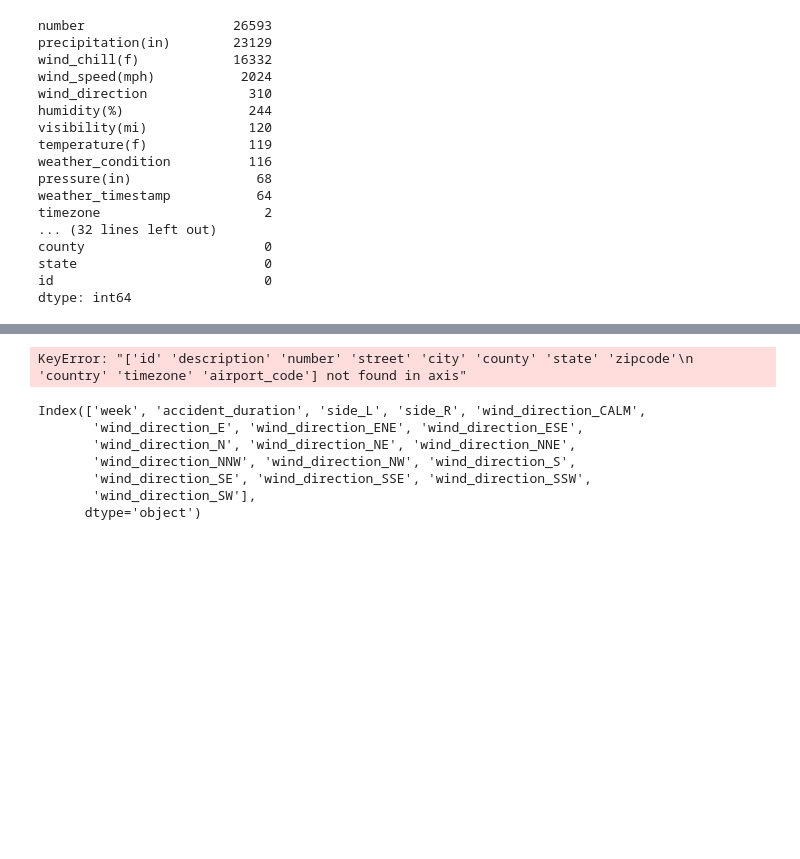
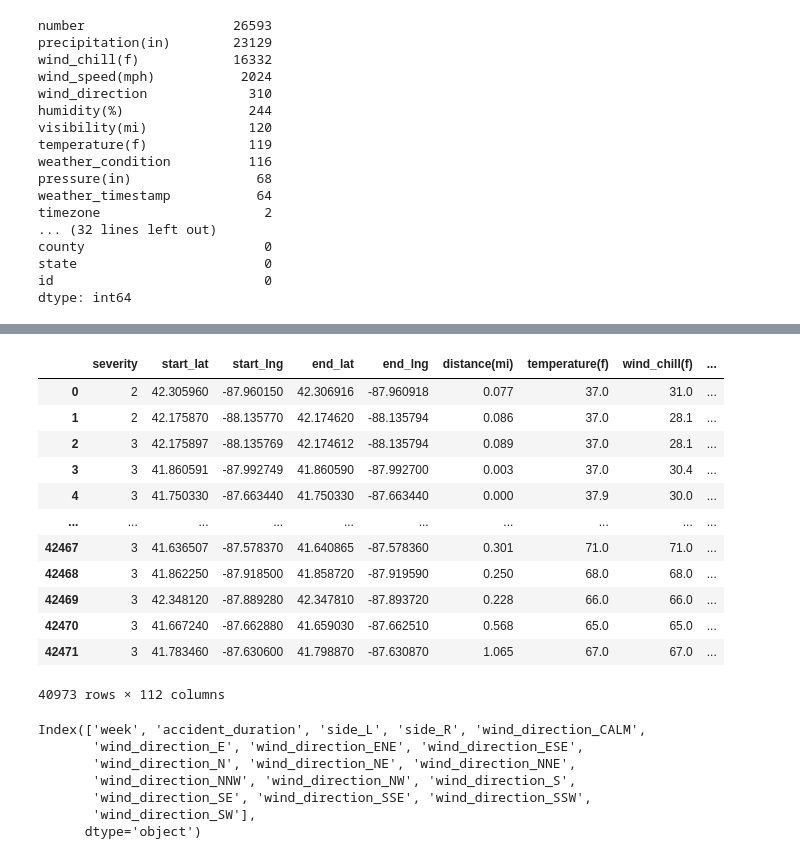
Before and after one commit to jeffreyfloyd/DST-and-traffic-implications, a Jupyter notebook: code/data_cleaning.ipynb, the cells around one changed output, grey strips where cells are left out. Saved outputs shown, nothing was run; the diff lists cells and outputs as text; code cells hidden in the pictures; blank space fills up the shorter version.

Commit message:
adjusted function that combined weather condition columns

```diff
--- a/code/data_cleaning.ipynb
+++ b/code/data_cleaning.ipynb
@@ -782,5 +785,14 @@ Overcast                        6509
 Mostly Cloudy                   6876
 Clear                           6931
 Name: weather_condition, dtype: int64
+# %%
+def get_all_conditions(df_list):
+    all_conds = []
+    for frame in df_list:
+        all_conds += list(frame['weather_condition'].value_counts().index)
+    all_conds = list(set(all_conds))
+    all_conds = ['weather_condition_'+cond for cond in all_conds]
+
+    return all_conds
 # %%
 #made by MS with the advice of JF:
@@ -858,7 +892,7 @@ def defn_weather_cols(dataframe):
 
     return dataframe
 # %%
-def mrclean(dataframe):
+def mrclean(dataframe, master_conds):
 
     #dropping unnecessary:
     dataframe = dataframe.drop(columns = ['id', 'description', 'number', 'street', 'city', 'county',
@@ -924,7 +958,7 @@ def mrclean(dataframe):
 
     #dealing with object dtypes:
     dataframe = pd.get_dummies(dataframe, columns = list(dataframe.select_dtypes('object').columns), dummy_na = True)
-    dataframe = defn_weather_cols(dataframe)
+    dataframe = defn_weather_cols(dataframe, master_conds)
 
     dataframe = dataframe.drop(columns = ['side_nan', 'wind_direction_nan', 'weather_condition_nan', 'day_nan', 'hour_nan'])
 
@@ -954,10 +988,24 @@ def mrclean(dataframe):
     return dataframe
 # %%
 #applying mrclean
-chi_df = mrclean(chi_df)
+all_conditions = get_all_conditions([atl_df,bos_df,chi_df,dia_df])
+
+chi_df = mrclean(chi_df, all_conditions)
 chi_df
 # %% [output]
+|  | severity | start_lat | start_lng | end_lat | end_lng | distance(mi) | temperature(f) | wind_chill(f) | ... |
+| 0 | 2 | 42.305960 | -87.960150 | 42.306916 | -87.960918 | 0.077 | 37.0 | 31.0 | ... |
+| 1 | 2 | 42.175870 | -88.135770 | 42.174620 | -88.135794 | 0.086 | 37.0 | 28.1 | ... |
+| 2 | 3 | 42.175897 | -88.135769 | 42.174612 | -88.135794 | 0.089 | 37.0 | 28.1 | ... |
+| 3 | 3 | 41.860591 | -87.992749 | 41.860590 | -87.992700 | 0.003 | 37.0 | 30.4 | ... |
+| 4 | 3 | 41.750330 | -87.663440 | 41.750330 | -87.663440 | 0.000 | 37.9 | 30.0 | ... |
+| ... | ... | ... | ... | ... | ... | ... | ... | ... | ... |
+| 42467 | 3 | 41.636507 | -87.578370 | 41.640865 | -87.578360 | 0.301 | 71.0 | 71.0 | ... |
+| 42468 | 3 | 41.862250 | -87.918500 | 41.858720 | -87.919590 | 0.250 | 68.0 | 68.0 | ... |
+| 42469 | 3 | 42.348120 | -87.889280 | 42.347810 | -87.893720 | 0.228 | 66.0 | 66.0 | ... |
+| 42470 | 3 | 41.667240 | -87.662880 | 41.659030 | -87.662510 | 0.568 | 65.0 | 65.0 | ... |
+| 42471 | 3 | 41.783460 | -87.630600 | 41.798870 | -87.630870 | 1.065 | 67.0 | 67.0 | ... |
-KeyError: "['id' 'description' 'number' 'street' 'city' 'county' 'state' 'zipcode'\n 'country' 'timezone' 'airport_code'] not found in axis"
+40973 rows × 112 columns
 # %%
 chi_df.columns[35:53]
 # %% [output]
```
Also changed, not shown: parts of 22 cells of this notebook, 4 other files.
